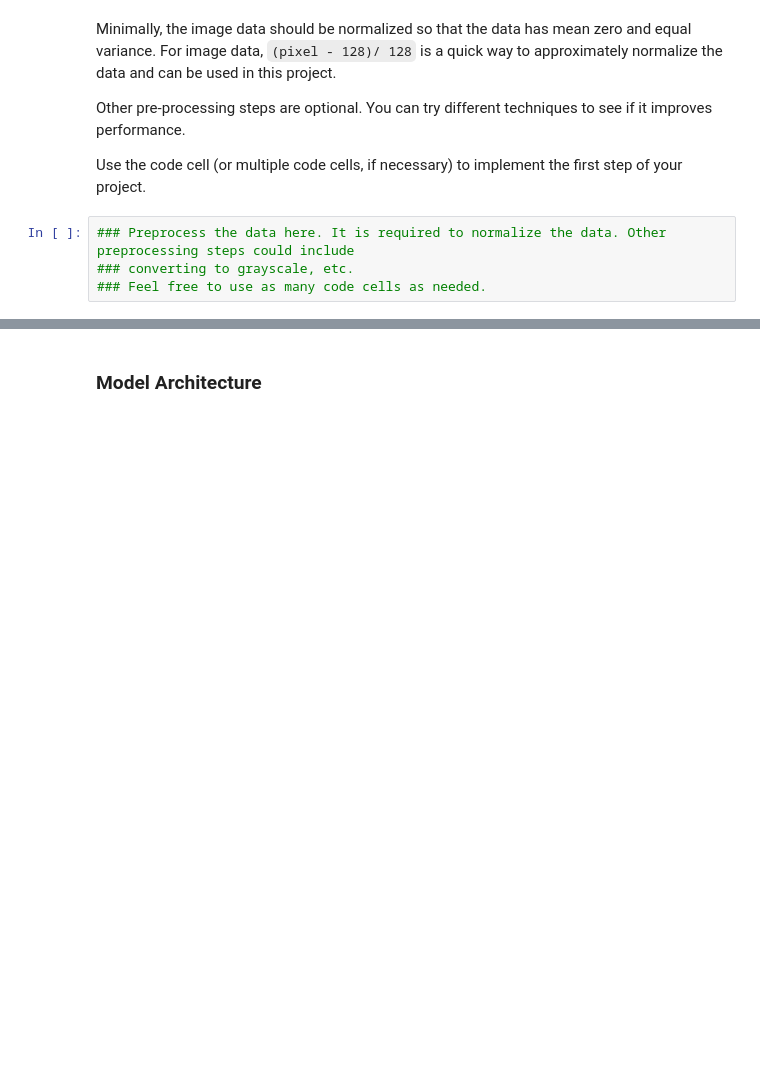
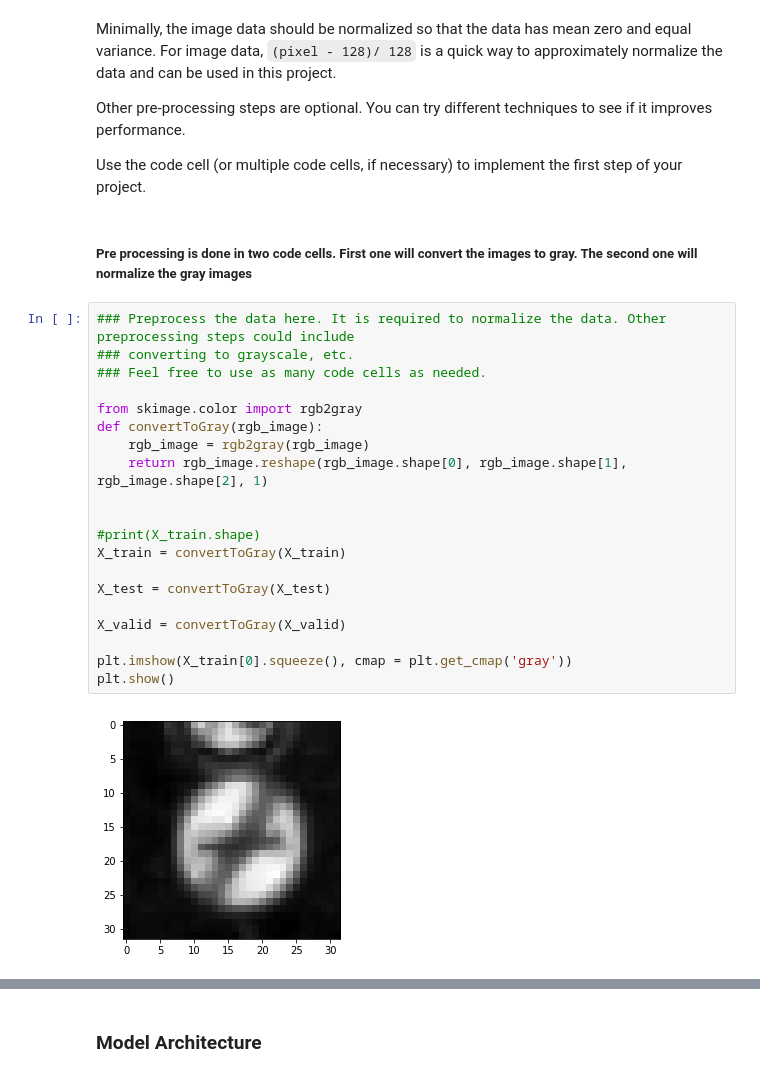
Before and after one commit to govinsprabhu/Traffic_signs_detector, a Jupyter notebook: Traffic_Sign_Classifier.ipynb, the cells around one changed output, grey strips where cells are left out. Drawn from its saved outputs; the diff is of its cells as text; blank space fills up the shorter version.

```diff
--- a/Traffic_Sign_Classifier.ipynb
+++ b/Traffic_Sign_Classifier.ipynb
@@ -118,7 +190,27 @@ Minimally, the image data should be normalized so that the data has mean zero an
 Other pre-processing steps are optional. You can try different techniques to see if it improves performance.
 
 Use the code cell (or multiple code cells, if necessary) to implement the first step of your project.
+# %% [markdown]
+##### Pre processing is done in two code cells. First one will convert the images to gray. The second one will normalize the gray images
 # %%
 ### Preprocess the data here. It is required to normalize the data. Other preprocessing steps could include
 ### converting to grayscale, etc.
 ### Feel free to use as many code cells as needed.
+
+from skimage.color import rgb2gray
+def convertToGray(rgb_image):
+    rgb_image = rgb2gray(rgb_image)
+    return rgb_image.reshape(rgb_image.shape[0], rgb_image.shape[1], rgb_image.shape[2], 1)
+
+
+#print(X_train.shape)
+X_train = convertToGray(X_train)
+
+X_test = convertToGray(X_test)
+
+X_valid = convertToGray(X_valid)
+
+plt.imshow(X_train[0].squeeze(), cmap = plt.get_cmap('gray'))
+plt.show()
+# %% [output]
+[figure, added]
```
Also changed, not shown: parts of 25 cells of this notebook, 1 other file.
